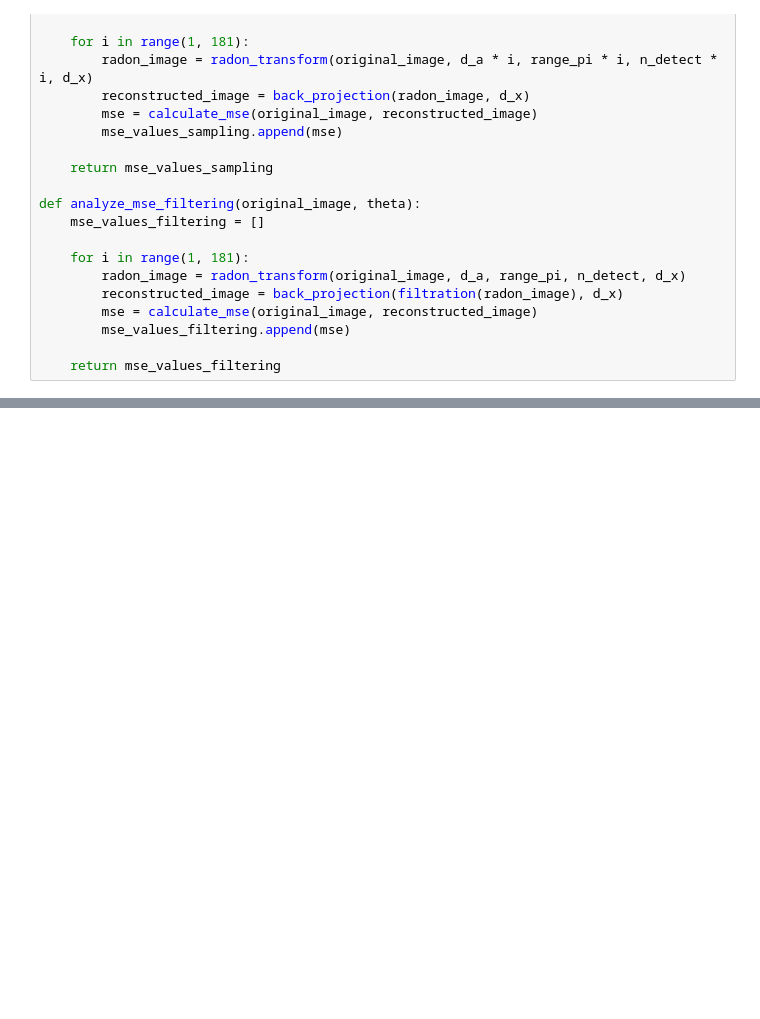
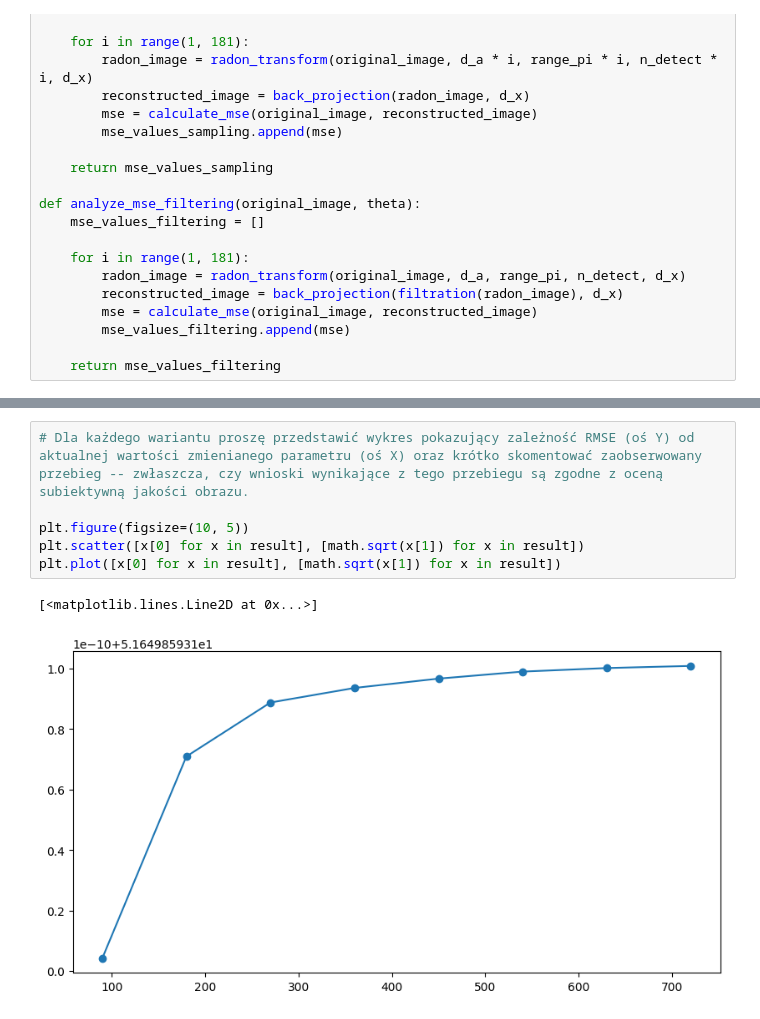
Before and after one commit to mr-SCWN/Informatyka-w-medycynie, a Jupyter notebook: Tomograf/Tomograf.ipynb, the cells around one changed output, grey strips where cells are left out. Saved outputs shown, nothing was run; the diff lists cells and outputs as text; blank space fills up the shorter version.

```diff
--- a/Tomograf/Tomograf.ipynb
+++ b/Tomograf/Tomograf.ipynb
@@ -439,0 +449,9 @@ for i in range(90, 721, 90):
+# %%
+# Dla każdego wariantu proszę przedstawić wykres pokazujący zależność RMSE (oś Y) od aktualnej wartości zmienianego parametru (oś X) oraz krótko skomentować zaobserwowany przebieg -- zwłaszcza, czy wnioski wynikające z tego przebiegu są zgodne z oceną subiektywną jakości obrazu.
+
+plt.figure(figsize=(10, 5))
+plt.scatter([x[0] for x in result], [math.sqrt(x[1]) for x in result])
+plt.plot([x[0] for x in result], [math.sqrt(x[1]) for x in result])
+# %% [output]
+[<matplotlib.lines.Line2D at 0x...>]
+[figure, added]
```
Also changed, not shown: parts of 7 cells of this notebook, 5 other files.
